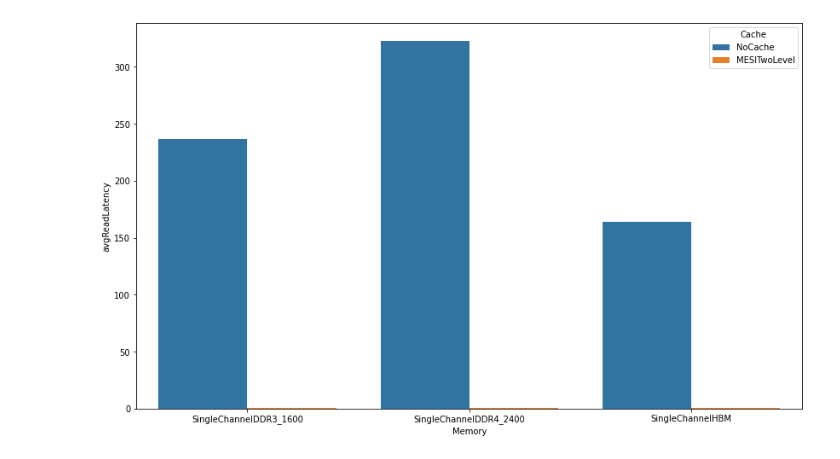
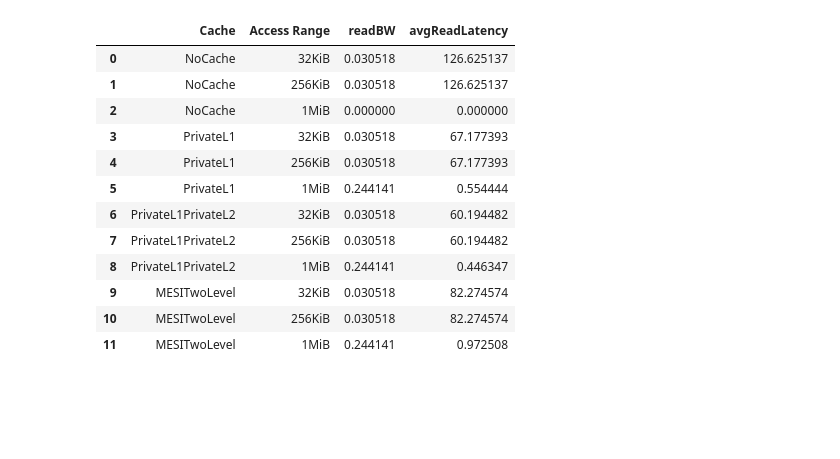
Before and after one commit to mahyarsamani/mem-perf, a Jupyter notebook: plotter.ipynb, the cells around one changed output. Cells and saved outputs as stored; diff of their text form; code cells hidden in the pictures; blank space fills up the shorter version.

```diff
--- a/plotter.ipynb
+++ b/plotter.ipynb
@@ -56,7 +103,16 @@ ax.get_figure().savefig("BWLinear.png")
-# %%
-local_data = data[(data["Generator"] == "LinearGenerator")]
-plt.figure(figsize = (14, 8.32))
-ax = sns.barplot(x = "Memory", y = "avgReadLatency", hue = "Cache", data = local_data)
-ax.get_figure().savefig("LatLinear.png")
-# %% [output]
-[figure, removed]
+# %%
+cache_studies_data.head(12)
+# %% [output]
+|  | Cache | Access Range | readBW | avgReadLatency |
+| 0 | NoCache | 32KiB | 0.030518 | 126.625137 |
+| 1 | NoCache | 256KiB | 0.030518 | 126.625137 |
+| 2 | NoCache | 1MiB | 0.000000 | 0.000000 |
+| 3 | PrivateL1 | 32KiB | 0.030518 | 67.177393 |
+| 4 | PrivateL1 | 256KiB | 0.030518 | 67.177393 |
+| 5 | PrivateL1 | 1MiB | 0.244141 | 0.554444 |
+| 6 | PrivateL1PrivateL2 | 32KiB | 0.030518 | 60.194482 |
+| 7 | PrivateL1PrivateL2 | 256KiB | 0.030518 | 60.194482 |
+| 8 | PrivateL1PrivateL2 | 1MiB | 0.244141 | 0.446347 |
+| 9 | MESITwoLevel | 32KiB | 0.030518 | 82.274574 |
+| 10 | MESITwoLevel | 256KiB | 0.030518 | 82.274574 |
+| 11 | MESITwoLevel | 1MiB | 0.244141 | 0.972508 |
```
Also changed, not shown: parts of 12 cells of this notebook, 4 other files.
